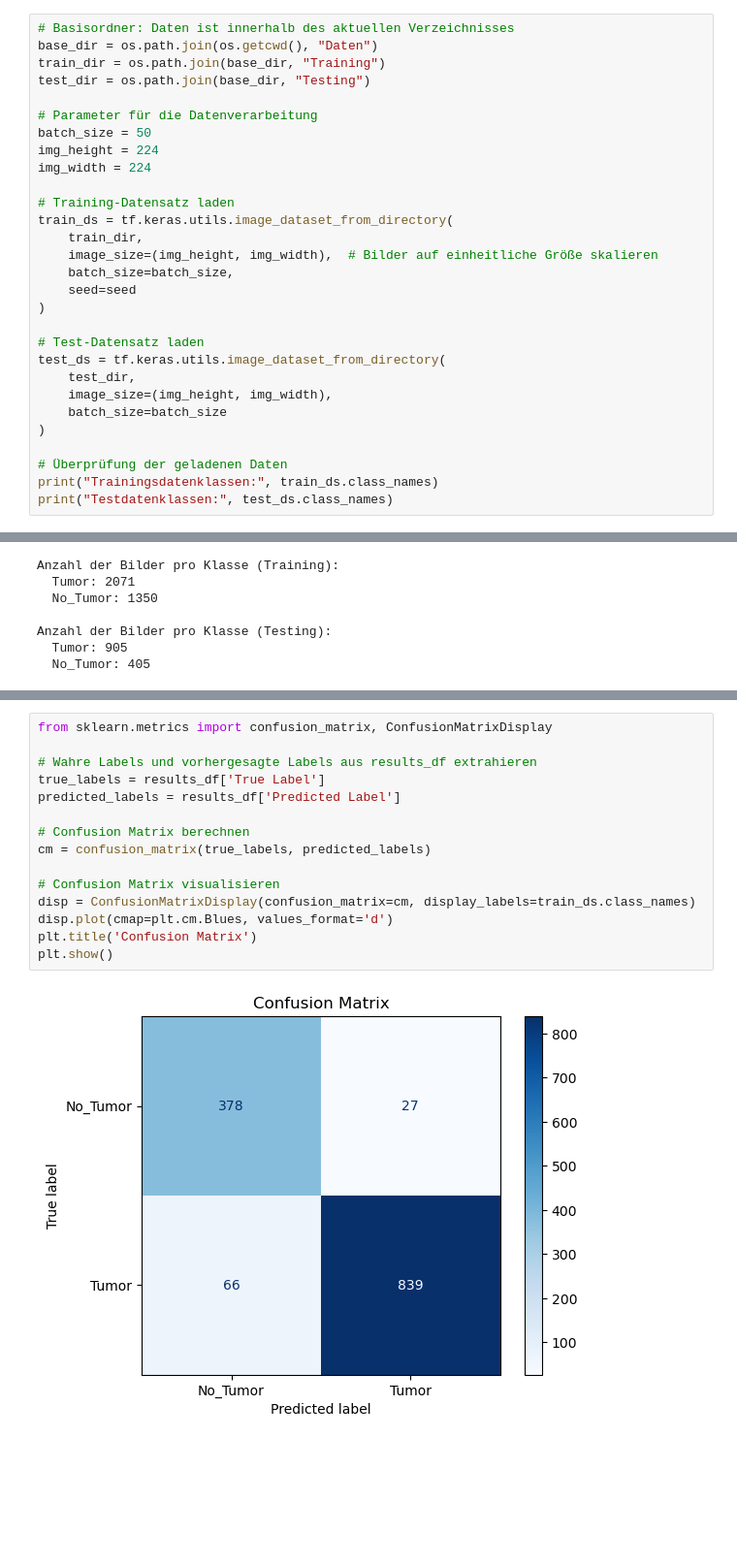
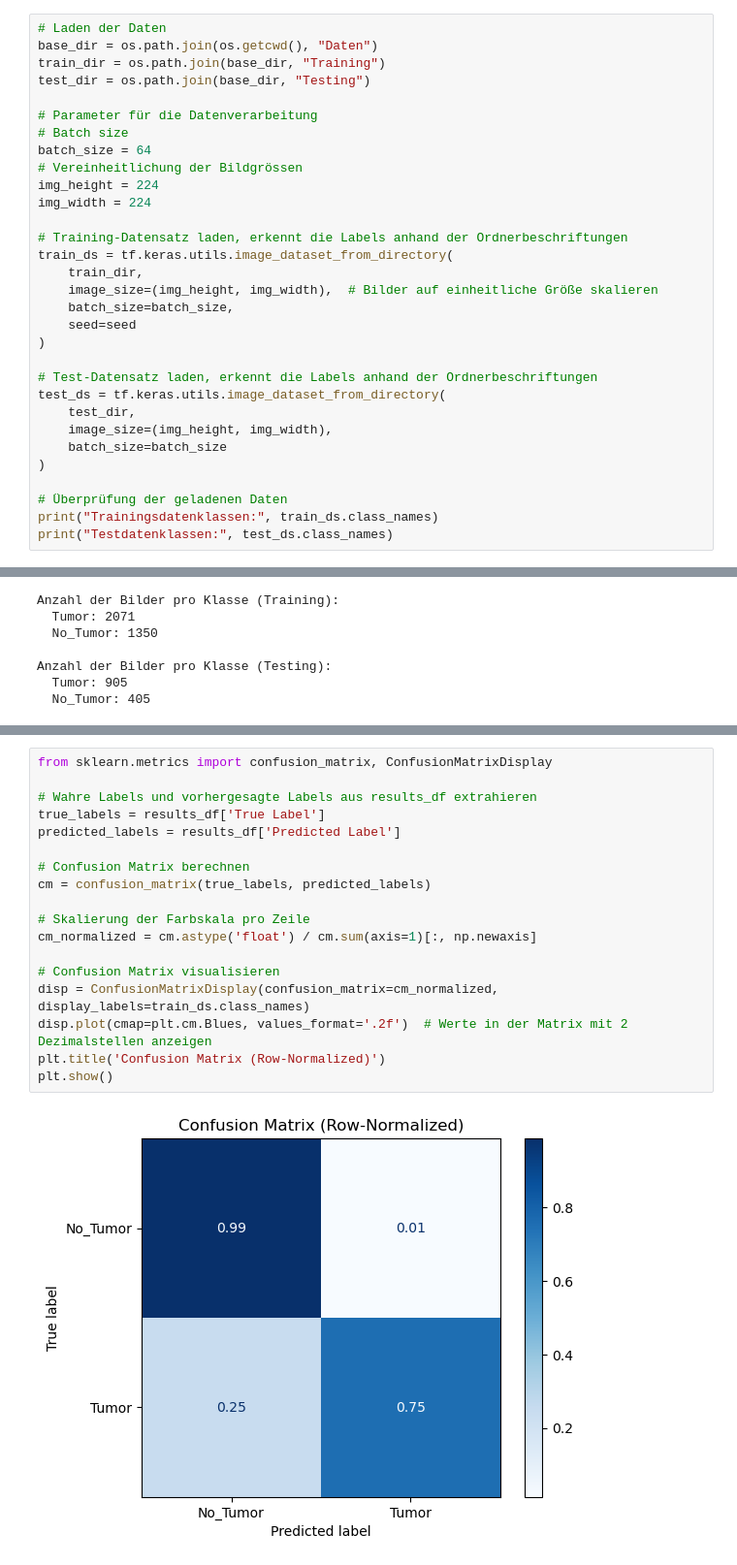
Before and after one commit to LeonidWouters/Brain_Tumor_Recognition, a Jupyter notebook: Eigenes_Modell.ipynb, the cells around one changed output, grey strips where cells are left out. Shown: that part at 97% size. Saved outputs shown, nothing was run; the diff lists cells and outputs as text; blank space fills up the shorter version.

```diff
--- a/Eigenes_Modell.ipynb
+++ b/Eigenes_Modell.ipynb
@@ -56,16 +52,18 @@ np.random.seed(seed)
 random.seed(seed)
 # %%
-# Basisordner: Daten ist innerhalb des aktuellen Verzeichnisses
+# Laden der Daten
 base_dir = os.path.join(os.getcwd(), "Daten")
 train_dir = os.path.join(base_dir, "Training")
 test_dir = os.path.join(base_dir, "Testing")
 
 # Parameter für die Datenverarbeitung
-batch_size = 50
+# Batch size
+batch_size = 64
+# Vereinheitlichung der Bildgrössen
 img_height = 224
 img_width = 224
 
-# Training-Datensatz laden
+# Training-Datensatz laden, erkennt die Labels anhand der Ordnerbeschriftungen
 train_ds = tf.keras.utils.image_dataset_from_directory(
     train_dir,
     image_size=(img_height, img_width),  # Bilder auf einheitliche Größe skalieren
@@ -73,7 +71,7 @@ train_ds = tf.keras.utils.image_dataset_from_directory(
     seed=seed
 )
 
-# Test-Datensatz laden
+# Test-Datensatz laden, erkennt die Labels anhand der Ordnerbeschriftungen
 test_ds = tf.keras.utils.image_dataset_from_directory(
     test_dir,
     image_size=(img_height, img_width),
@@ -309,17 +326,20 @@ plt.show()
 # %%
 from sklearn.metrics import confusion_matrix, ConfusionMatrixDisplay
 
 # Wahre Labels und vorhergesagte Labels aus results_df extrahieren
 true_labels = results_df['True Label']
 predicted_labels = results_df['Predicted Label']
 
 # Confusion Matrix berechnen
 cm = confusion_matrix(true_labels, predicted_labels)
 
+# Skalierung der Farbskala pro Zeile
+cm_normalized = cm.astype('float') / cm.sum(axis=1)[:, np.newaxis]
+
 # Confusion Matrix visualisieren
-disp = ConfusionMatrixDisplay(confusion_matrix=cm, display_labels=train_ds.class_names)
-disp.plot(cmap=plt.cm.Blues, values_format='d')
-plt.title('Confusion Matrix')
+disp = ConfusionMatrixDisplay(confusion_matrix=cm_normalized, display_labels=train_ds.class_names)
+disp.plot(cmap=plt.cm.Blues, values_format='.2f')  # Werte in der Matrix mit 2 Dezimalstellen anzeigen
+plt.title('Confusion Matrix (Row-Normalized)')
 plt.show()
 # %% [output]
-[figure, old version]
+[figure, new version]
```
Also changed, not shown: parts of 11 cells of this notebook, 1 other file.
